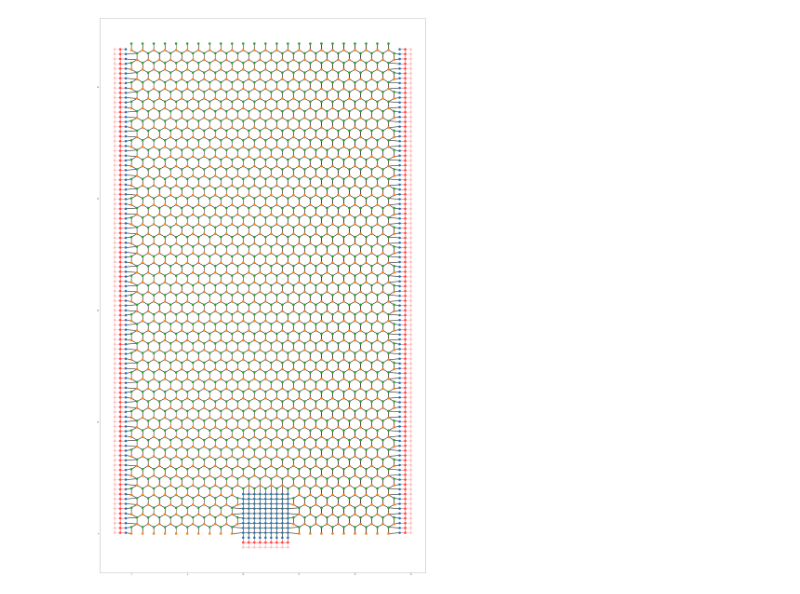
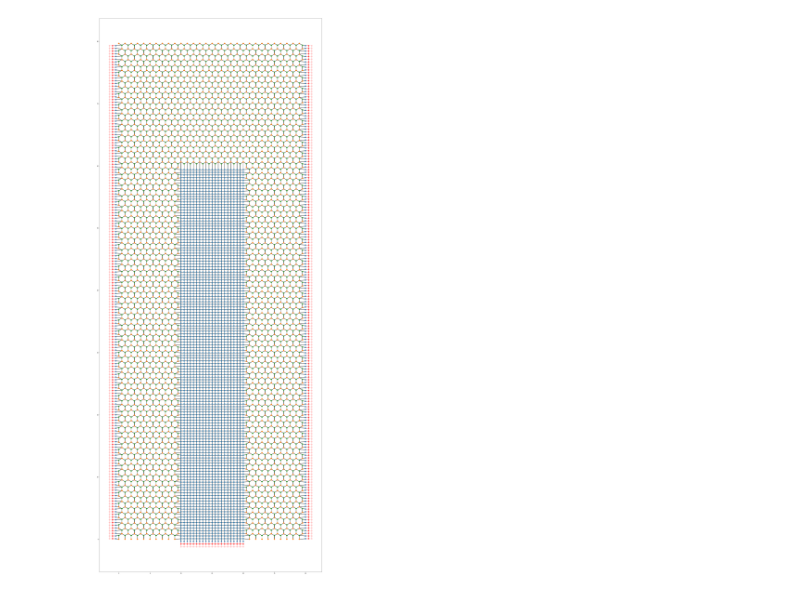
Before and after one commit to hassan-shap/CAR, a Jupyter notebook: honeycomb_sq_junction.ipynb, the cells around one changed output. Drawn from its saved outputs; the diff is of its cells as text; code cells hidden in the pictures.

```diff
--- a/honeycomb_sq_junction.ipynb
+++ b/honeycomb_sq_junction.ipynb
@@ -92,8 +92,10 @@ def make_system(Delta=0.2, salt=13, U0=0.0, gn=0.0, gs=0.0, lam=0.0,
 
     Whc=int(2*Wsc/sqrt(3))
     Lhc=int(L/2-Lsc/2-Whc/2)
-    syst[((lat_sc(2*i+i_L, Wsq-1), subB(Lhc+i, Whc)) for i in range(int(Lsq/2)+1))] = -1
-    syst[((lat_sc(2*i+i_L+1, Wsq-1), subA(Lhc+i, Whc+1)) for i in range(int(Lsq/2)))] = -1
+#     syst[((lat_sc(2*i+i_L, Wsq-1), subB(Lhc+i, Whc)) for i in range(int(Lsq/2)+1))] = -1
+#     syst[((lat_sc(2*i+i_L+1, Wsq-1), subA(Lhc+i, Whc+1)) for i in range(int(Lsq/2)))] = -1
+    syst[((lat_sc(2*i+i_L, Wsq-1), subA(Lhc+i-1, Whc+1)) for i in range(int(Lsq/2)+1))] = -1
+    syst[((lat_sc(2*i+i_L+1, Wsq-1), subB(Lhc+i, Whc)) for i in range(int(Lsq/2)))] = -1
 
     syst[(lat_sc(i, -1) for i in range(i_L,i_R))] = 0
     syst[((lat_sc(i, -1), lat_sc(i, 0)) for i in range(i_L,i_R))] = -1
@@ -136,15 +138,15 @@ def make_system(Delta=0.2, salt=13, U0=0.0, gn=0.0, gs=0.0, lam=0.0,
     return syst
 # %%
 # Wsc must be multiples of eight
-Wsc=4
-W=Wsc+40
-Lsc=4
+Wsc=60
+W=Wsc+20
+Lsc=10
 L=Lsc+20
 syst = make_system(W=W, L=L, Wsc=Wsc, Lsc=Lsc)
 # Check that the system looks as intended.
 kwant.plot(syst, colorbar=False,fig_size=(40,80))
 # kwant.plot(syst)
 # Finalize the system.
 syst = syst.finalized()
 # %% [output]
-[figure, old version]
+[figure, new version]
```
Also changed, not shown: 3 other files.
